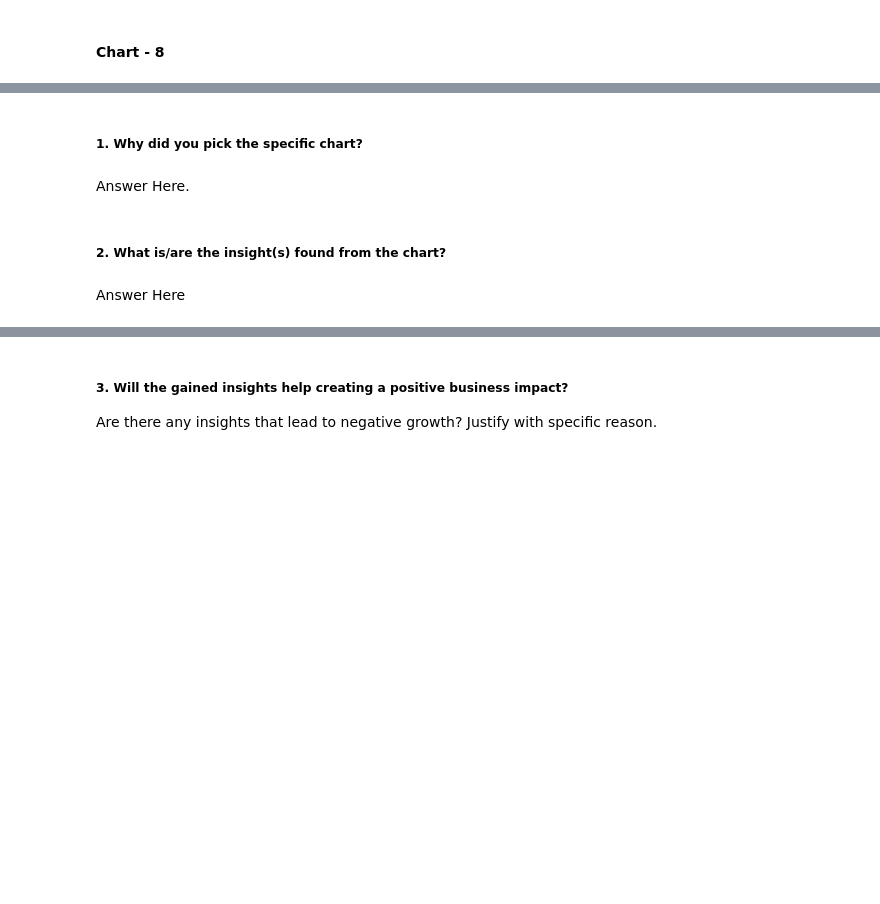
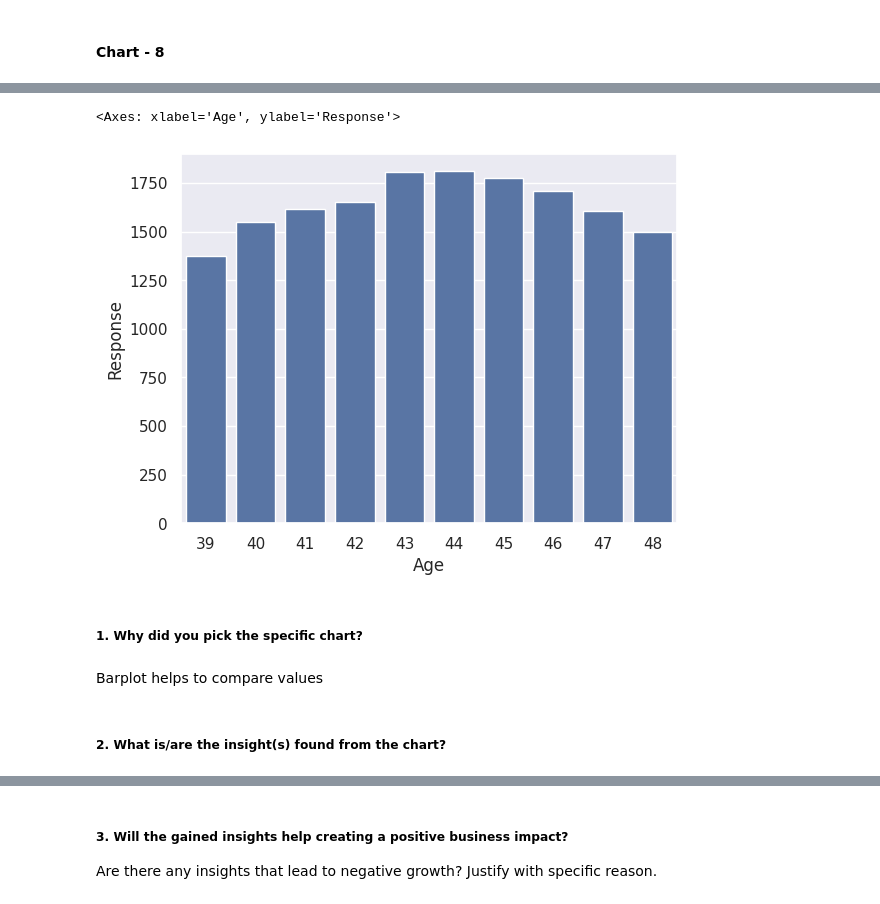
Before and after one commit to adityapatil4141/Health-Insurance-Cross-Sell-Prediction, a Jupyter notebook: Health_Insurance_Cross_Sell_Prediction.ipynb, the cells around one changed output, grey strips where cells are left out. Saved outputs shown, nothing was run; the diff lists cells and outputs as text; code cells hidden in the pictures; blank space fills up the shorter version.

```diff
--- a/Health_Insurance_Cross_Sell_Prediction.ipynb
+++ b/Health_Insurance_Cross_Sell_Prediction.ipynb
@@ -331,0 +559,4 @@ This will help to understand what type of people are interested in buying insura
+# %%
+# Which age group of people are interested in vehicle insurance
+Top_Age = df.groupby(df['Age'])['Response'].sum().sort_values(ascending=False).reset_index().head(10)
+Top_Age
@@ -332,8 +575,11 @@ This will help to understand what type of people are interested in buying insura
+# %%
+sns.barplot(data=Top_Age,x='Age',y='Response')
+# %% [output]
+<Axes: xlabel='Age', ylabel='Response'>
+[figure, added]
 # %% [markdown]
 ##### 1. Why did you pick the specific chart?
-# %% [markdown]
-Answer Here.
+# %% [markdown]
+Barplot helps to compare values
 # %% [markdown]
 ##### 2. What is/are the insight(s) found from the chart?
-# %% [markdown]
-Answer Here
```
Also changed, not shown: parts of 206 cells of this notebook.
